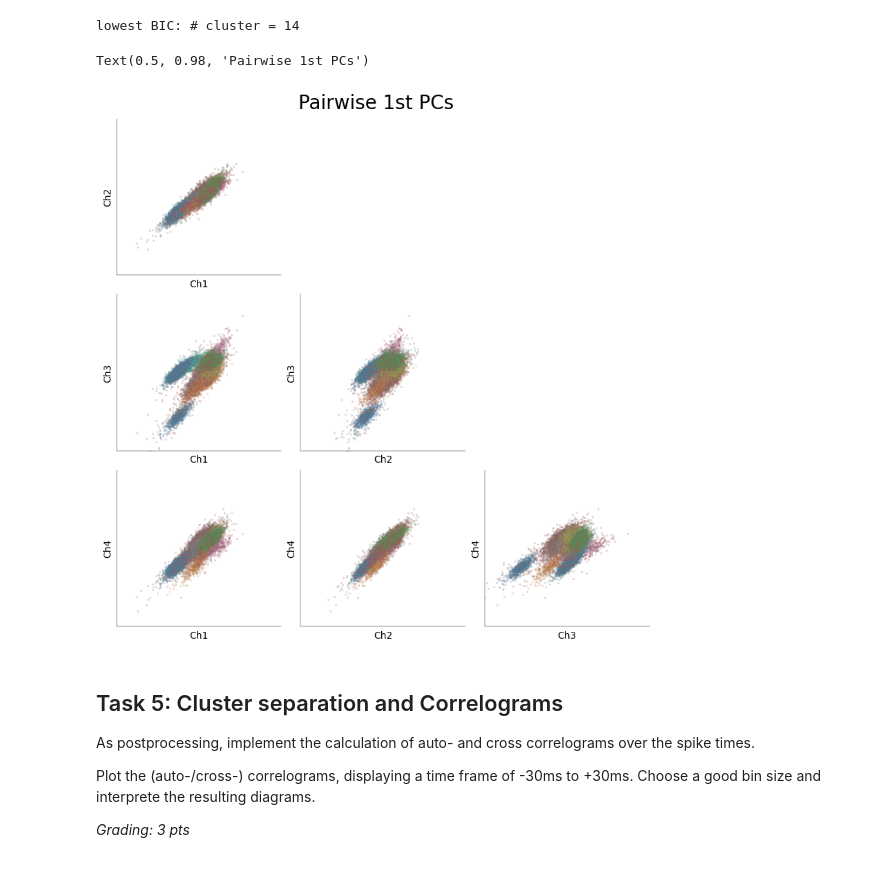
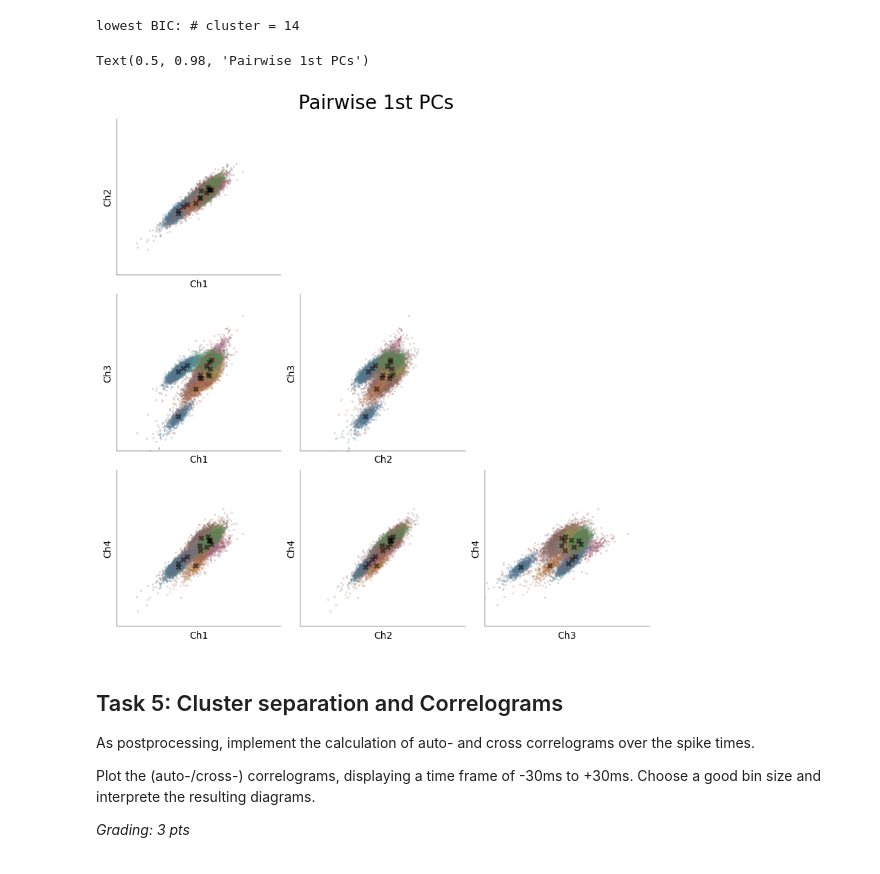
Before and after one commit to ZhidongZhang96/Course_NeuralDataScience_ST26, a Jupyter notebook: notebooks/CodingLab2.ipynb, the cells around one changed output. Drawn from its saved outputs; the diff is of its cells as text; code cells hidden in the pictures.

```diff
--- a/notebooks/CodingLab2.ipynb
+++ b/notebooks/CodingLab2.ipynb
@@ -297,6 +306,16 @@ for i in range(1, 6):
         ax.scatter(
             x[labels == k, 0], x[labels == k, 1], color=colors[k], label=f"Cluster {k}"
         )
+        ax.scatter(
+            m[:, 0],
+            m[:, 1],
+            color="black",
+            marker="X",
+            s=180,
+            linewidths=0.05,
+            alpha=0.5,
+            # label="Means",
+        )
     plt.title(f"GMM clustering result ({i}-round)")
     plt.xlabel("Dimension 1")
     plt.ylabel("Dimension 2")
@@ -722,34 +734,48 @@ fig, ax = plt.subplot_mosaic(
 i = {"Ch1": 0, "Ch2": 3, "Ch3": 6, "Ch4": 9}
 
 for mo in np.ravel(mosaic):
     if mo == ".":
         continue
     y, x = mo.split(" vs ")
 
     ax[mo].set_xlabel(x)
     ax[mo].set_ylabel(y)
     ax[mo].set_xlim((-1500, 1500))
     ax[mo].set_ylim((-1500, 1500))
     ax[mo].set_xticks([])
     ax[mo].set_yticks([])
 
     # Add data
     for k in range(K[kk]):
         ax[mo].scatter(
             b[labels == k, i[x]],
             b[labels == k, i[y]],
             alpha=0.2,
             s=3,
             marker="o",
             edgecolors="gray",
             linewidths=0.5,
             label=f"Cluster {k}",
         )
+
+    # Plot cluster means (overlay as black X markers)
+    ax[mo].scatter(
+        m[:, i[x]],
+        m[:, i[y]],
+        marker="X",
+        # s=1,
+        c="black",
+        # edgecolors="white",
+        linewidths=0.02,
+        zorder=5,
+        alpha=0.5,
+    )
+
 # fig.legend()
 fig.suptitle("Pairwise 1st PCs", fontsize=20)
 # %% [output]
 Text(0.5, 0.98, 'Pairwise 1st PCs')
-[figure, old version]
+[figure, new version]
 # %% [markdown]
 ## Task 5: Cluster separation and Correlograms
 
```
Also changed, not shown: parts of 8 cells of this notebook, 1 other file.
